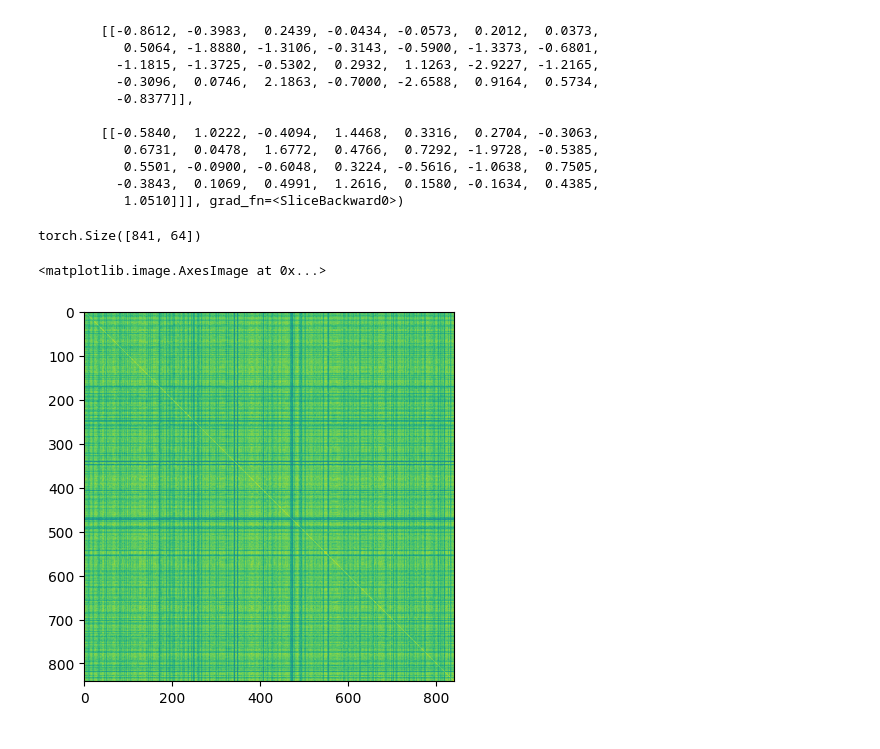
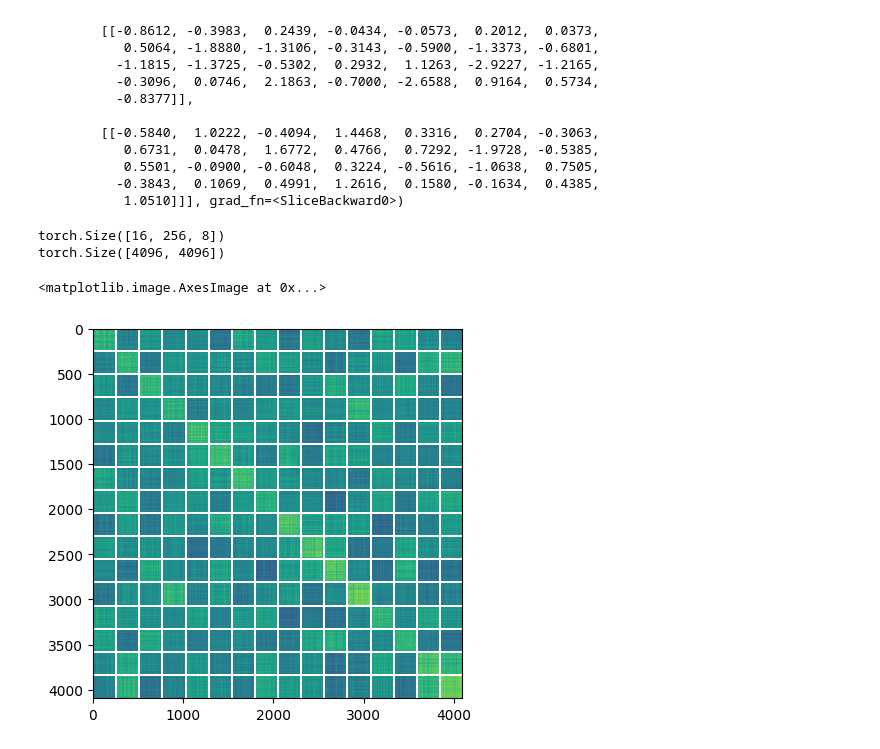
Before and after one commit to robflynnyh/asr_training_scripts, a Jupyter notebook: ipynbs/t.ipynb, the cells around one changed output. Saved outputs shown, nothing was run; the diff lists cells and outputs as text; code cells hidden in the pictures.

```diff
--- a/ipynbs/t.ipynb
+++ b/ipynbs/t.ipynb
@@ -2490,7 +2471,7 @@ tlm = transformer_lm(
     vocab_size=29,
     depth=5,
     inner_depth=5,
-    heads=4,
+    heads=8,
     ff_mult=3,
     shared_kv=True,
     dim_head=64,
@@ -2733,4 +2712,3 @@ percent: 2.06298828125
 # %%
-# argsort reverse
-tlm.layers.vqs[0]._codebook.cluster_size.topk(20, largest=False).values
+tlm.layers.vqs[0]._codebook.cluster_size.sort().values[0][:100].mean()
 # %% [output]
@@ -2898,6 +2814,6 @@ tensor([[5.9958],
 # %%
 !ls ./checkpoints/unitformer_test/checkpoint_0_id_50.pt
-checkpoint = torch.load('../checkpoints/unitformer_test/checkpoint_14_id_73.pt', map_location='cpu')
+checkpoint = torch.load('../checkpoints/unitformer_test/checkpoint_73_id_22.pt', map_location='cpu')
 tlm.load_state_dict(checkpoint['model_state_dict'])
 # %% [output]
 ls: cannot access './checkpoints/unitformer_test/checkpoint_0_id_50.pt': No such file or directory
@@ -3149,15 +2918,20 @@ tensor([[[ 0.5522,  0.7073, -0.4004, -1.7506, -0.3139, -0.3931, -0.5387,
 # %%
 idx = torch.stack([length-2,length-1], dim=1)[...,None].expand(-1,-1,29)
 # %%
-codebook = tlm.layers.layers[2][-1].fn.codebook
+codebook = tlm.layers.vqs[-1].codebook
 # l2 norm of codebook
 codebook_norm = codebook / codebook.norm(dim=-1, keepdim=True)
 # lets plot the similarity matrix
 print(codebook_norm.shape)
+#similarity = einsumops(codebook_norm, codebook_norm, 'h v d, h j d -> h v j')
+#similarity = rearrange(similarity, 'h v j -> (h v) j')
+codebook_norm = rearrange(codebook_norm, 'h v d -> (h v) d')
 similarity = (codebook_norm @ codebook_norm.T)
+print(similarity.shape)
 # lets plot the similarity matrix
 plt.imshow(similarity.detach().cpu().numpy())
 # %% [output]
-torch.Size([841, 64])
+torch.Size([16, 256, 8])
+torch.Size([4096, 4096])
 <matplotlib.image.AxesImage at 0x...>
-[figure, old version]
+[figure, new version]
```
Also changed, not shown: parts of 69 cells of this notebook, 7 other files.
